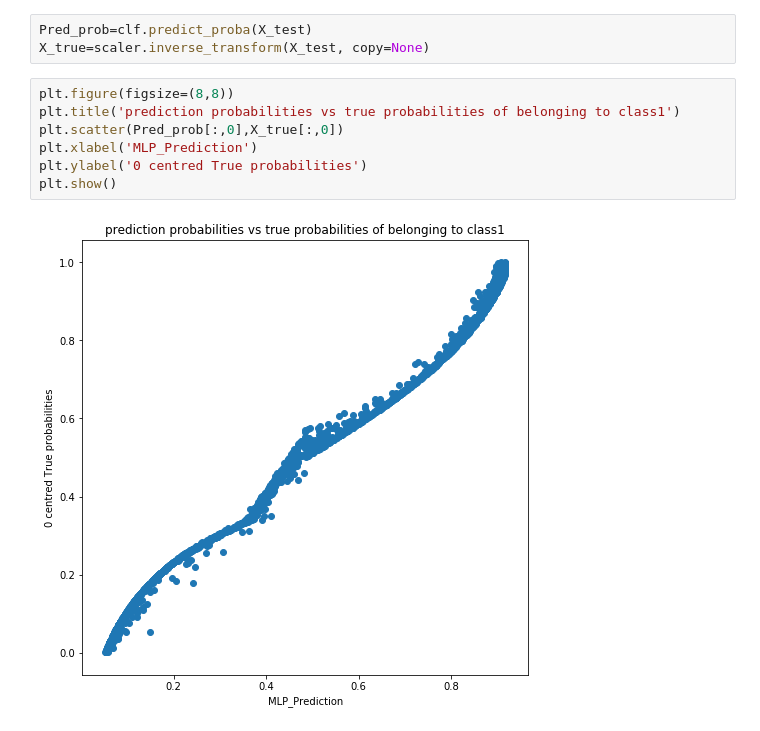
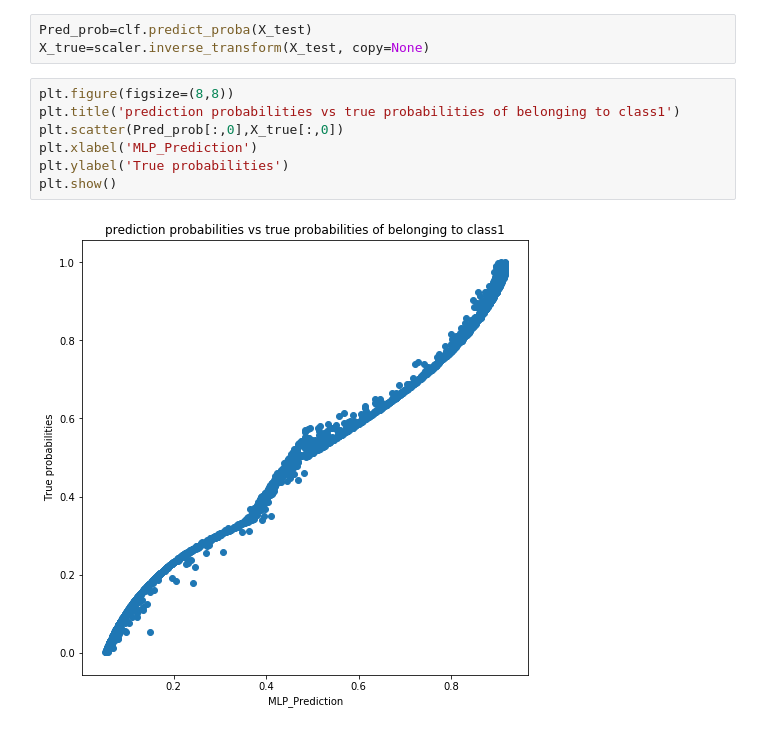
Before and after one commit to TSHTUM007/Masters_project, a Jupyter notebook: data_construct.ipynb, the cells around one changed output. Drawn from its saved outputs; the diff is of its cells as text.

```diff
--- a/data_construct.ipynb
+++ b/data_construct.ipynb
@@ -229,9 +229,9 @@ X_true=scaler.inverse_transform(X_test, copy=None)
 # %%
 plt.figure(figsize=(8,8))
 plt.title('prediction probabilities vs true probabilities of belonging to class1')
 plt.scatter(Pred_prob[:,0],X_true[:,0])
 plt.xlabel('MLP_Prediction')
-plt.ylabel('0 centred True probabilities')
+plt.ylabel('True probabilities')
 plt.show()
 # %% [output]
-[figure, old version]
+[figure, new version]
```
Also changed, not shown: 2 other files.
